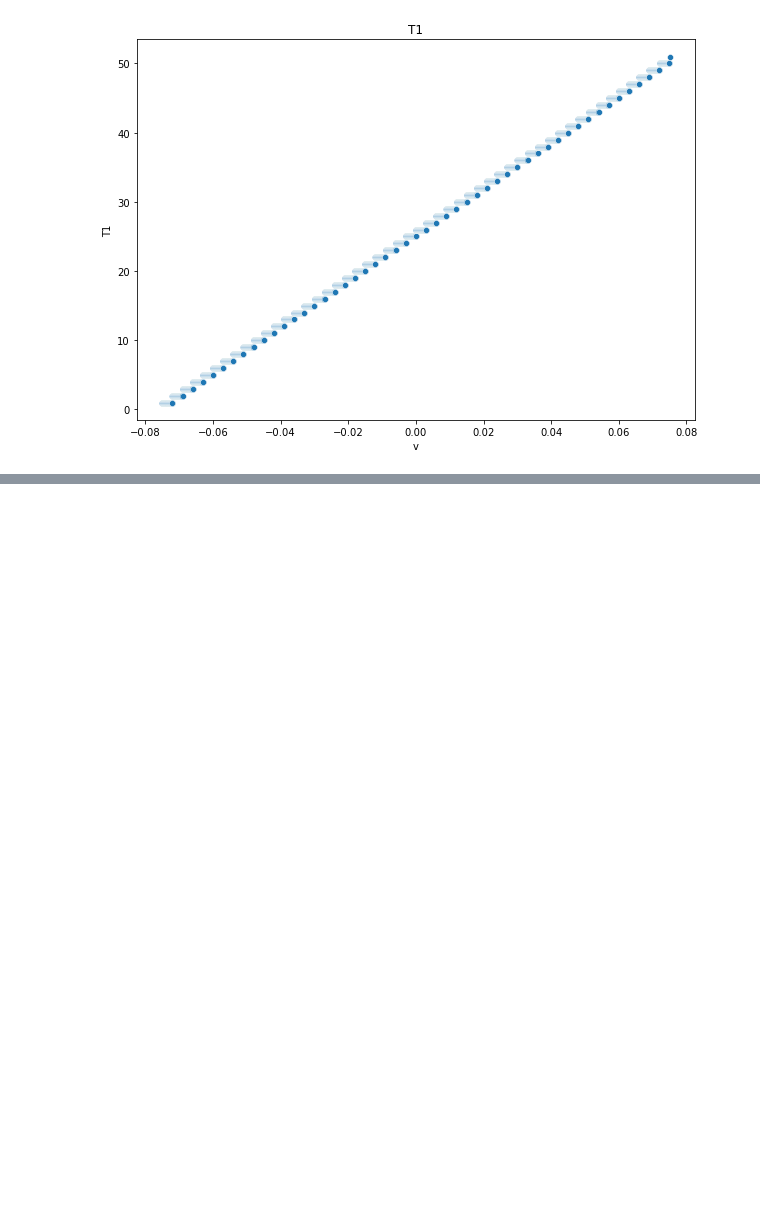
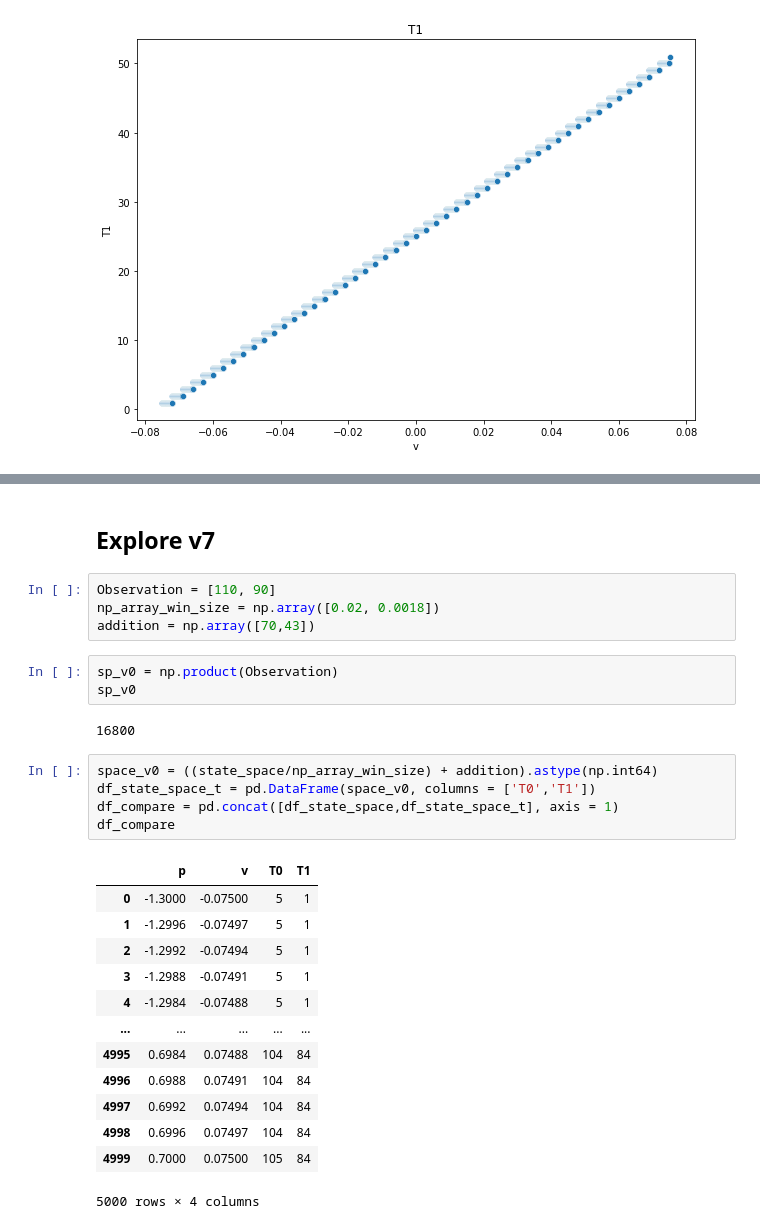
Before and after one commit to alamhanz/qlearn-journey, a Jupyter notebook: notebooks/gym-mountcar-v0/state_collections.ipynb, the cells around one changed output, grey strips where cells are left out. Drawn from its saved outputs; the diff is of its cells as text; blank space fills up the shorter version.

```diff
--- a/notebooks/gym-mountcar-v0/state_collections.ipynb
+++ b/notebooks/gym-mountcar-v0/state_collections.ipynb
@@ -65,0 +106,30 @@ for x in range(2):
+# %% [markdown]
+## Explore v7
+# %%
+Observation = [110, 90]
+np_array_win_size = np.array([0.02, 0.0018])
+addition = np.array([70,43])
+# %%
+sp_v0 = np.product(Observation)
+sp_v0
+# %% [output]
+16800
+# %%
+space_v0 = ((state_space/np_array_win_size) + addition).astype(np.int64)
+df_state_space_t = pd.DataFrame(space_v0, columns = ['T0','T1'])
+df_compare = pd.concat([df_state_space,df_state_space_t], axis = 1)
+df_compare
+# %% [output]
+|  | p | v | T0 | T1 |
+| 0 | -1.3000 | -0.07500 | 5 | 1 |
+| 1 | -1.2996 | -0.07497 | 5 | 1 |
+| 2 | -1.2992 | -0.07494 | 5 | 1 |
+| 3 | -1.2988 | -0.07491 | 5 | 1 |
+| 4 | -1.2984 | -0.07488 | 5 | 1 |
+| ... | ... | ... | ... | ... |
+| 4995 | 0.6984 | 0.07488 | 104 | 84 |
+| 4996 | 0.6988 | 0.07491 | 104 | 84 |
+| 4997 | 0.6992 | 0.07494 | 104 | 84 |
+| 4998 | 0.6996 | 0.07497 | 104 | 84 |
+| 4999 | 0.7000 | 0.07500 | 105 | 84 |
+5000 rows × 4 columns
```
Also changed, not shown: parts of 8 cells of this notebook, 38 other files.
